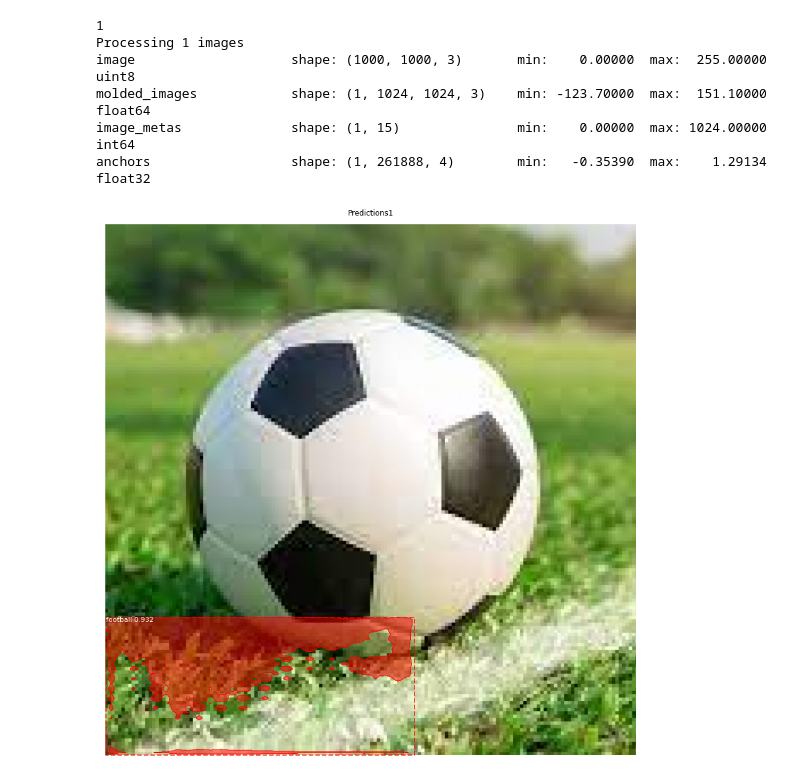
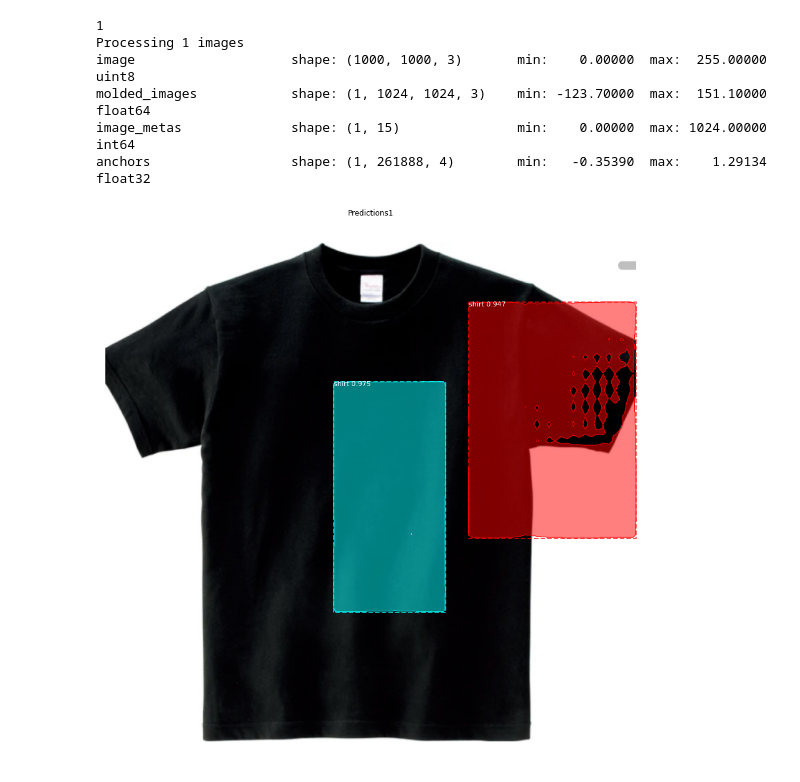
Before and after one commit to haruyasu/mask-rcnn-custom, a Jupyter notebook: samples/custom/predict.ipynb, the cells around one changed output. Cells and saved outputs as stored; diff of their text form; code cells hidden in the pictures.

```diff
--- a/samples/custom/predict.ipynb
+++ b/samples/custom/predict.ipynb
@@ -107,21 +107,21 @@ Re-starting from epoch 0
 # %%
 import matplotlib.image as mpimg
-image1 = mpimg.imread('./football1.jpg')
+image1 = mpimg.imread('../../dataset/train/shirt1.jpg')
     # Run object detection
 print(len([image1]))
 results1 = model.detect([image1], verbose=1)
 
     # Display results
 ax = get_ax(1)
 r1 = results1[0]
 visualize.display_instances(image1, r1['rois'], r1['masks'], r1['class_ids'],
                             dataset.class_names, r1['scores'], ax=ax,
                             title="Predictions1")
 # %% [output]
 1
 Processing 1 images
 image                    shape: (1000, 1000, 3)       min:    0.00000  max:  255.00000  uint8
 molded_images            shape: (1, 1024, 1024, 3)    min: -123.70000  max:  151.10000  float64
 image_metas              shape: (1, 15)               min:    0.00000  max: 1024.00000  int64
 anchors                  shape: (1, 261888, 4)        min:   -0.35390  max:    1.29134  float32
-[figure, old version]
+[figure, new version]
```
Also changed, not shown: parts of 1 cell of this notebook, 2 other files.
